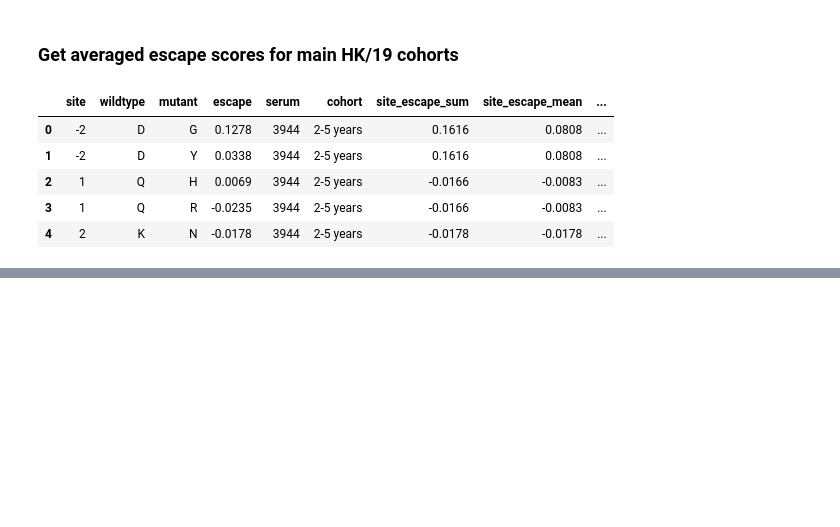
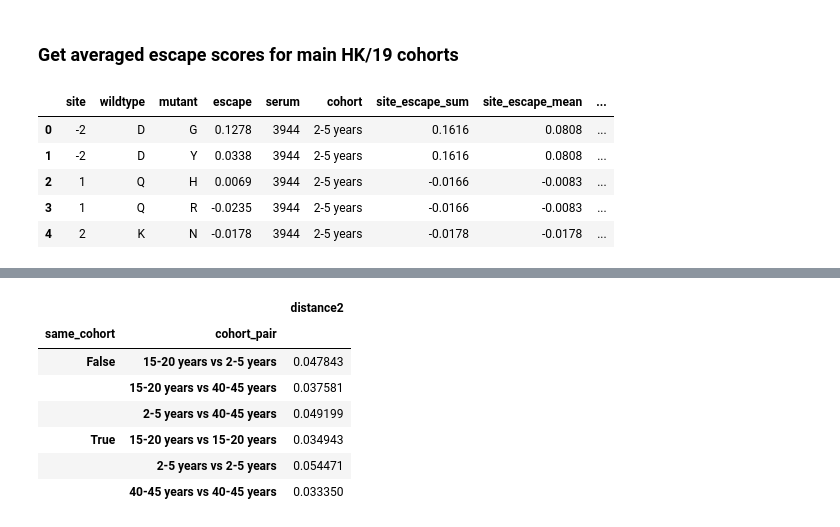
Before and after one commit to sorsinelli/flu_h3_hk19_dms_ic50, a Jupyter notebook: scratch_notebooks/figure_drafts/fst_analysis/hk19_fst_analysis.ipynb, the cells around one changed output, grey strips where cells are left out. Drawn from its saved outputs; the diff is of its cells as text; code cells hidden in the pictures; blank space fills up the shorter version.

Commit message:
plot distances and compare mean group distances for escape vectors

```diff
--- a/scratch_notebooks/figure_drafts/fst_analysis/hk19_fst_analysis.ipynb
+++ b/scratch_notebooks/figure_drafts/fst_analysis/hk19_fst_analysis.ipynb
@@ -65,7 +67,8 @@ muteffects = pd.read_csv(muteffects_csv).rename(
 escape_df = escape_df.merge(
     muteffects[['site', 'mutant', 'functional effect']],
     on=['site', 'mutant'],
-    how='left')
+    how='left'
+).assign(mutation=lambda x: x["wildtype"] + x["site"].astype(str) + x["mutant"])
 
 # filter for minimum functional effect of -1.38
 escape_df = escape_df.loc[escape_df['functional effect'] > min_func_score]
@@ -85,32 +89,78 @@ escape_df.head()
 # %%
-def generate_vectors(df, site_or_aa, site_metric='sum'):
+def generate_dist2(df, site_or_aa, site_metric='sum'):
     # Get sera names
     sera = df['serum'].unique()
 
     # Get column names based on site_or_aa
     if site_or_aa == 'aa':
         metric_column = 'escape'
-        pivot_column = ['site', 'mutant']
+        pivot_column = "mutation"
     elif site_or_aa == 'site':
         metric_column = 'site_escape_' + site_metric
-        pivot_column = 'site'
+        pivot_column = "site"
     else:
         raise ValueError("Invalid value for site_or_aa. Use 'aa' or 'site'.")
 
-    # Pivot the DataFrame to have escape as rows and sera as columns
-    vector_df = df.pivot_table(index=pivot_column,
-                              columns='serum',
-                              values=metric_column,
-                              fill_value=0)
+    # Pivot the DataFrame to have sera as rows and escape as columns, then L2 normalize escape
+    vector_df = (
+        df
+        [["serum", "cohort", metric_column, pivot_column]]
+        .drop_duplicates()
+        .pivot_table(
+            index=["serum", "cohort"],
+            columns=pivot_column,
+            values=metric_column,
+            fill_value=0,
+        )
+    )
 
-    # Reset index and drop index column name
-    vector_df = vector_df.reset_index().rename_axis(None, axis=1)
+    # L2-normalize https://stackoverflow.com/a/35679163
+    vector_df = vector_df.div((vector_df**2).sum(axis=1), axis=0)
 
-    # Normalize specified column to one for each serum
-    def normalize_escape(column):
-        return column / column.sum()
+    # make a single entry that is the vector of values
+    vector_df = (
+        vector_df
+        .apply(lambda r: r.values, axis=1)
+        .rename("escape_vector")
+        .reset_index()
+    )
 
-    for serum in sera:
-        vector_df[serum] = vector_df[serum].transform(normalize_escape)
+    # get all pairwise distances squared
+    dist2_records = []
+    for (serum1, cohort1, escape_vector1), (serum2, cohort2, escape_vector2) in itertools.combinations(
+        vector_df.itertuples(index=False), 2,
+    ):
+        dist2 = ((escape_vector1 - escape_vector2)**2).sum()
+        dist2_records.append((serum1, cohort1, serum2, cohort2, dist2))
+    dist2_df = (
+        pd.DataFrame(
+            dist2_records,
+            columns=["serum1", "cohort1", "serum2", "cohort2", "distance2"],
+        )
+        .assign(
+            same_cohort=lambda x: x["cohort1"] == x["cohort2"],
+            cohort_pair=lambda x: x.apply(lambda r: " vs ".join(sorted([r["cohort1"], r["cohort2"]])), axis=1),
+        )
+    )
 
-    return vector_df
+    return dist2_df
+
+for site_or_aa in ["site", "aa"]:
+
+    dist2 = generate_dist2(escape_df, 'aa').sort_values("distance2")
+
+    dist2_chart = (
+        alt.Chart(dist2)
+        .encode(
+            y="cohort_pair",
+            x="distance2",
+            tooltip=dist2.columns.tolist(),
+        )
+        .mark_circle(opacity=0.5)
+    )
+    display(dist2_chart)
+
+    print(f"\n\nMean {site_or_aa} distances betweeen cohorts:")
+    mean_dist2 = dist2.groupby(["same_cohort", "cohort_pair"]).aggregate({"distance2": "mean"})
+    display(mean_dist2)
+# %% [output]
@@ -116,0 +169,8 @@ def generate_vectors(df, site_or_aa, site_metric='sum'):
+|  |  | distance2 |
+| same_cohort | cohort_pair |  |
+| False | 15-20 years vs 2-5 years | 0.047843 |
+|  | 15-20 years vs 40-45 years | 0.037581 |
+|  | 2-5 years vs 40-45 years | 0.049199 |
+| True | 15-20 years vs 15-20 years | 0.034943 |
+|  | 2-5 years vs 2-5 years | 0.054471 |
+|  | 40-45 years vs 40-45 years | 0.033350 |
```
Also changed, not shown: parts of 6 cells of this notebook, 3 other files.
